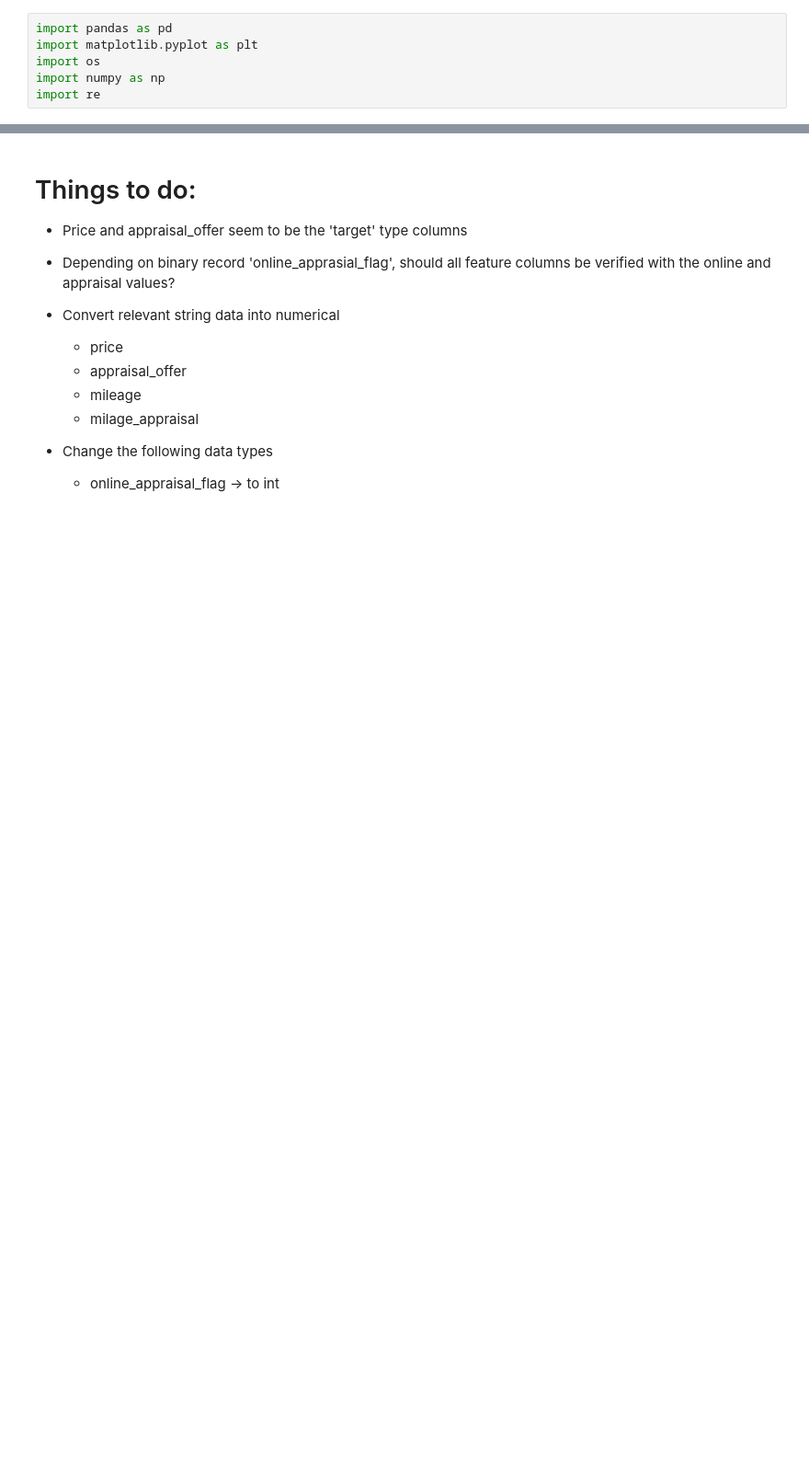
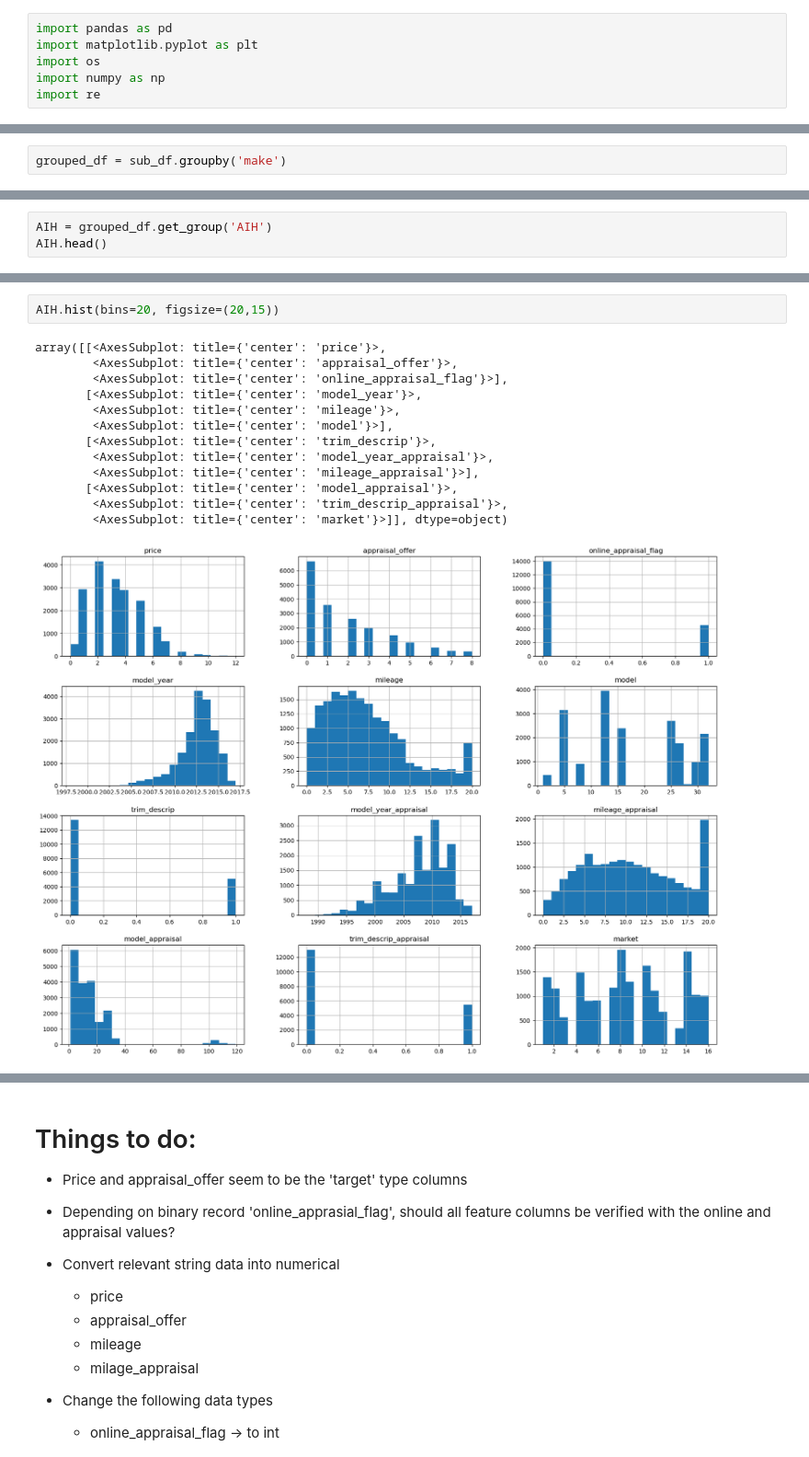
Before and after one commit to ashenfernando1/Winter-2023, a Jupyter notebook: CarMax.ipynb, the cells around one changed output, grey strips where cells are left out. Shown at 92% size. Drawn from its saved outputs; the diff is of its cells as text; blank space fills up the shorter version.

```diff
--- a/CarMax.ipynb
+++ b/CarMax.ipynb
@@ -45,0 +226,2 @@ df_main
+# %%
+grouped_df = sub_df.groupby('make')
@@ -45,0 +273,3 @@ df_main
+# %%
+AIH = grouped_df.get_group('AIH')
+AIH.head()
@@ -45,0 +283,16 @@ df_main
+# %%
+AIH.hist(bins=20, figsize=(20,15))
+# %% [output]
+array([[<AxesSubplot: title={'center': 'price'}>,
+        <AxesSubplot: title={'center': 'appraisal_offer'}>,
+        <AxesSubplot: title={'center': 'online_appraisal_flag'}>],
+       [<AxesSubplot: title={'center': 'model_year'}>,
+        <AxesSubplot: title={'center': 'mileage'}>,
+        <AxesSubplot: title={'center': 'model'}>],
+       [<AxesSubplot: title={'center': 'trim_descrip'}>,
+        <AxesSubplot: title={'center': 'model_year_appraisal'}>,
+        <AxesSubplot: title={'center': 'mileage_appraisal'}>],
+       [<AxesSubplot: title={'center': 'model_appraisal'}>,
+        <AxesSubplot: title={'center': 'trim_descrip_appraisal'}>,
+        <AxesSubplot: title={'center': 'market'}>]], dtype=object)
+[figure, added]
```
Also changed, not shown: parts of 30 cells of this notebook.
